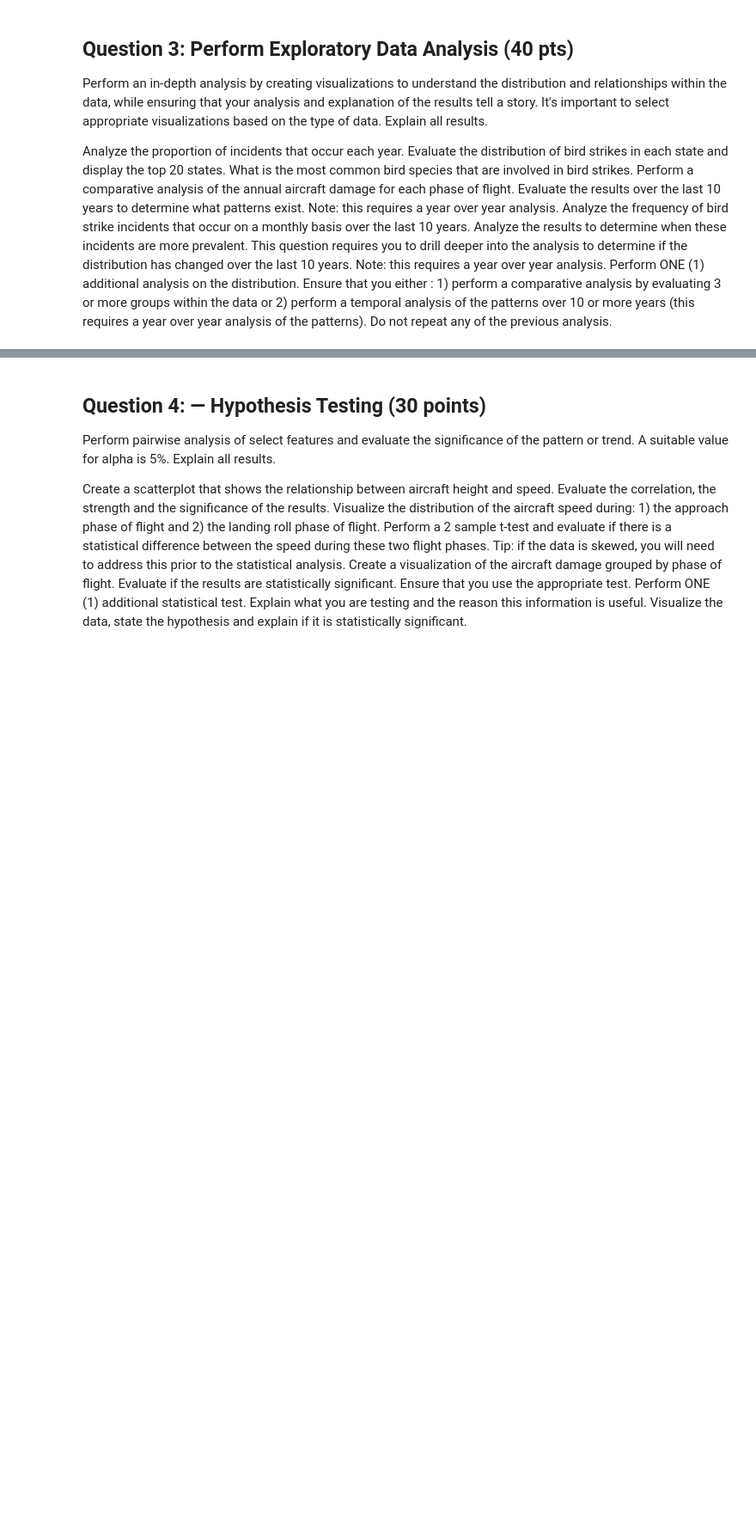
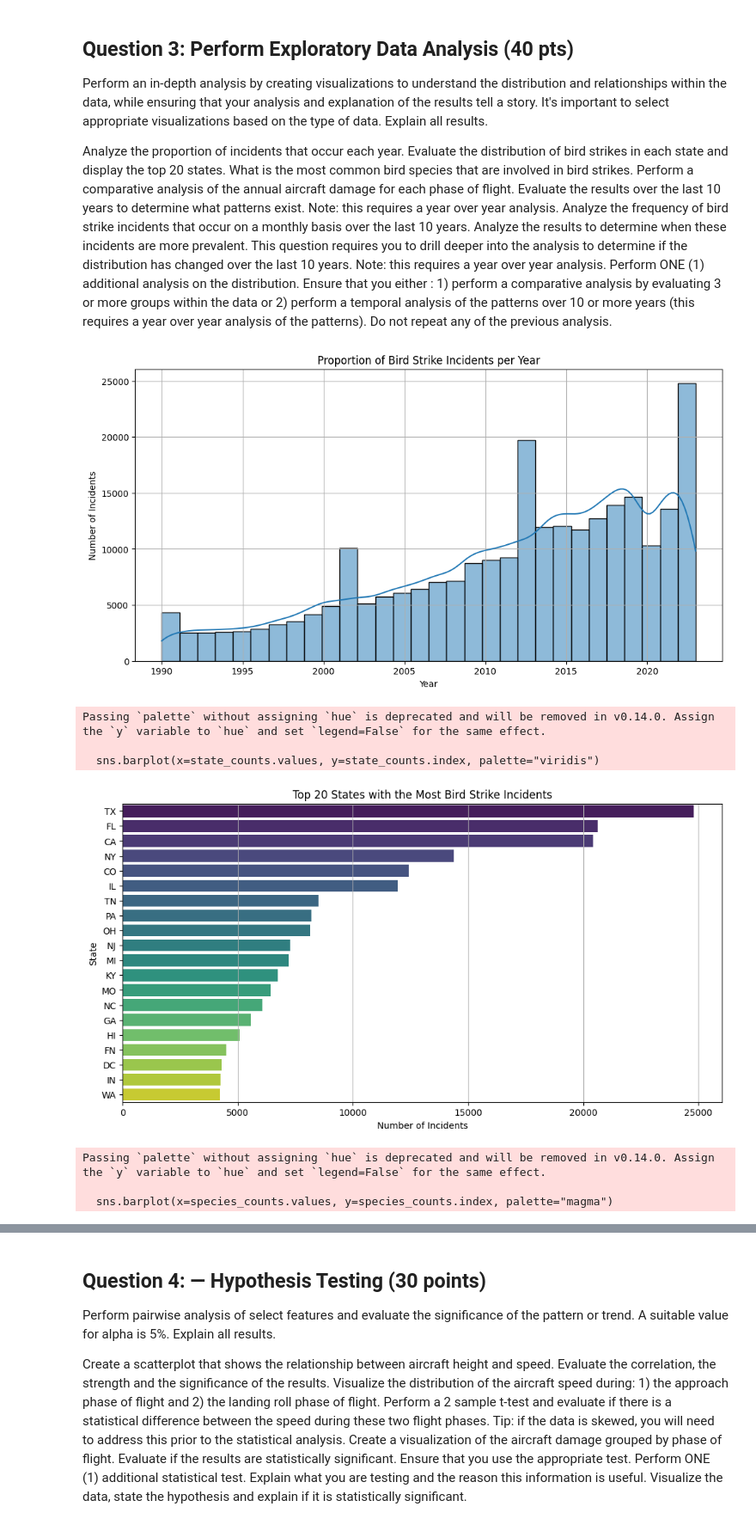
Before and after one commit to avatoren537/practicum2, a Jupyter notebook: Practicum2.ipynb, the cells around one changed output, grey strips where cells are left out. Shown at 86% size. Cells and saved outputs as stored; diff of their text form; code cells hidden in the pictures; blank space fills up the shorter version.

```diff
--- a/Practicum2.ipynb
+++ b/Practicum2.ipynb
@@ -55,6 +41,9 @@ dataframe
 # %%
 # Specify the columns you want to keep
-columns_to_keep = ['INCIDENT_DATE','INCIDENT_MONTH', 'INCIDENT_YEAR','AIRPORT_ID', 'AIRPORT', 'LATITUDE', 'LONGITUDE', 'STATE','FAAREGION', 'HEIGHT','SPEED', 'PHASE_OF_FLIGHT', 'NR_INJURIES']
+columns_to_keep = ['INCIDENT_DATE', 'INCIDENT_MONTH', 'INCIDENT_YEAR', 'AIRPORT_ID',
+                   'AIRPORT', 'LATITUDE', 'LONGITUDE', 'STATE', 'FAAREGION',
+                   'HEIGHT', 'SPEED', 'PHASE_OF_FLIGHT', 'NR_INJURIES', 'SPECIES']
+
 
 # Create a new DataFrame with only the selected columns
 dataframe = dataframe[columns_to_keep]
@@ -196,3 +92,77 @@ What is the most common bird species that are involved in bird strikes.
 Perform a comparative analysis of the annual aircraft damage for each phase of flight. Evaluate the results over the last 10 years to determine what patterns exist. Note: this requires a year over year analysis.
 Analyze the frequency of bird strike incidents that occur on a monthly basis over the last 10 years. Analyze the results to determine when these incidents are more prevalent.  This question requires you to drill deeper into the analysis to determine if the distribution has changed over the last 10 years. Note: this requires a year over year analysis.
 Perform ONE (1) additional analysis on the distribution. Ensure that you either : 1) perform a comparative analysis by evaluating 3 or more groups within the data or 2) perform a temporal analysis of the patterns over 10 or more years (this requires a year over year analysis of the patterns). Do not repeat any of the previous analysis.
+# %%
+import matplotlib.pyplot as plt
+import seaborn as sns
+
+# ------------------ Analysis 1: Proportion of incidents per year ------------------
+plt.figure(figsize=(12, 6))
+sns.histplot(dataframe['INCIDENT_YEAR'], bins=30, kde=True)
+plt.title('Proportion of Bird Strike Incidents per Year')
+plt.xlabel('Year')
+plt.ylabel('Number of Incidents')
+plt.grid(True)
+plt.show()
+
+# ------------------ Analysis 2: Distribution of bird strikes in each state (Top 20) ------------------
+state_counts = dataframe['STATE'].value_counts().nlargest(20)
+plt.figure(figsize=(12, 6))
+sns.barplot(x=state_counts.values, y=state_counts.index, palette="viridis")
+plt.title('Top 20 States with the Most Bird Strike Incidents')
+plt.xlabel('Number of Incidents')
+plt.ylabel('State')
+plt.grid(axis='x')
+plt.show()
+
+# ------------------ Analysis 3: Most common bird species involved in bird strikes ------------------
+species_counts = dataframe['SPECIES'].value_counts().nlargest(15)
+plt.figure(figsize=(12, 6))
+sns.barplot(x=species_counts.values, y=species_counts.index, palette="magma")
+plt.title('Top 15 Most Common Bird Species in Bird Strikes')
+plt.xlabel('Number of Incidents')
+plt.ylabel('Bird Species')
+plt.grid(axis='x')
+plt.show()
+
+# ------------------ Analysis 4: Frequency of bird strikes by phase of flight (Last 10 years) ------------------
+recent_years = dataframe[dataframe['INCIDENT_YEAR'] >= (dataframe['INCIDENT_YEAR'].max() - 10)]
+phase_counts = recent_years.groupby(['INCIDENT_YEAR', 'PHASE_OF_FLIGHT']).size().reset_index(name='Incident_Count')
+plt.figure(figsize=(14, 7))
+sns.lineplot(data=phase_counts, x='INCIDENT_YEAR', y='Incident_Count', hue='PHASE_OF_FLIGHT', marker="o")
+plt.title('Annual Bird Strike Incidents per Phase of Flight (Last 10 Years)')
+plt.xlabel('Year')
+plt.ylabel('Number of Incidents')
+plt.legend(title='Phase of Flight', bbox_to_anchor=(1, 1))
+plt.grid(True)
+plt.show()
+
+# ------------------ Analysis 5: Monthly frequency of bird strikes (Last 10 years) ------------------
+monthly_incidents = recent_years.groupby(['INCIDENT_YEAR', 'INCIDENT_MONTH']).size().reset_index(name='Incident_Count')
+monthly_pivot = monthly_incidents.pivot(index='INCIDENT_MONTH', columns='INCIDENT_YEAR', values='Incident_Count')
+plt.figure(figsize=(12, 8))
+sns.heatmap(monthly_pivot, cmap="coolwarm", annot=True, fmt=".0f", linewidths=.5)
+plt.title('Monthly Bird Strike Frequency Over the Last 10 Years')
+plt.xlabel('Year')
+plt.ylabel('Month')
+plt.yticks(ticks=range(1, 13), labels=["Jan", "Feb", "Mar", "Apr", "May", "Jun", "Jul", "Aug", "Sep", "Oct", "Nov", "Dec"])
+plt.show()
+
+# ------------------ Analysis 6: Bird strikes by airport (Last 10 years) ------------------
+top_airports = recent_years['AIRPORT'].value_counts().nlargest(10)
+plt.figure(figsize=(12, 6))
+sns.barplot(x=top_airports.values, y=top_airports.index, palette="coolwarm")
+plt.title('Top 10 Airports with the Most Bird Strikes (Last 10 Years)')
+plt.xlabel('Number of Incidents')
+plt.ylabel('Airport')
+plt.grid(axis='x')
+plt.show()
+# %% [output]
+[figure, added]
+Passing `palette` without assigning `hue` is deprecated and will be removed in v0.14.0. Assign the `y` variable to `hue` and set `legend=False` for the same effect.
+
+  sns.barplot(x=state_counts.values, y=state_counts.index, palette="viridis")
+[figure, added]
+Passing `palette` without assigning `hue` is deprecated and will be removed in v0.14.0. Assign the `y` variable to `hue` and set `legend=False` for the same effect.
+
+  sns.barplot(x=species_counts.values, y=species_counts.index, palette="magma")
```
Also changed, not shown: parts of 9 cells of this notebook.
